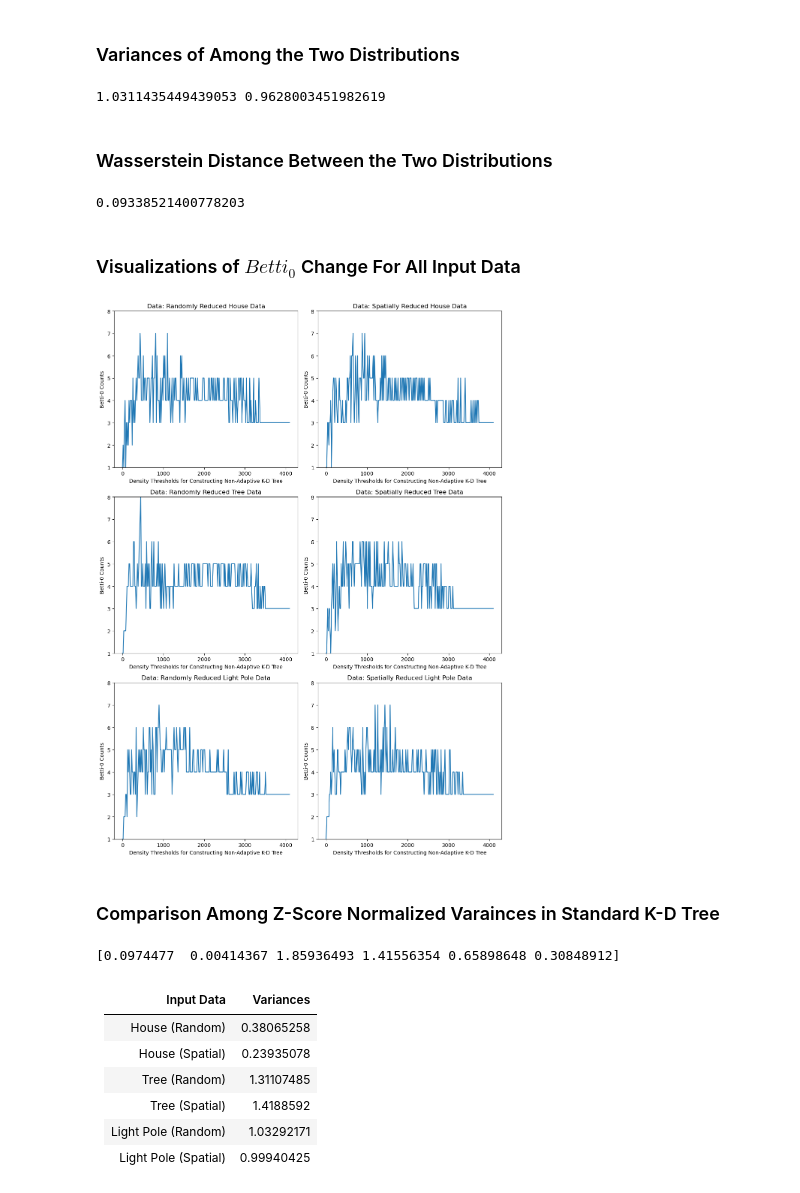
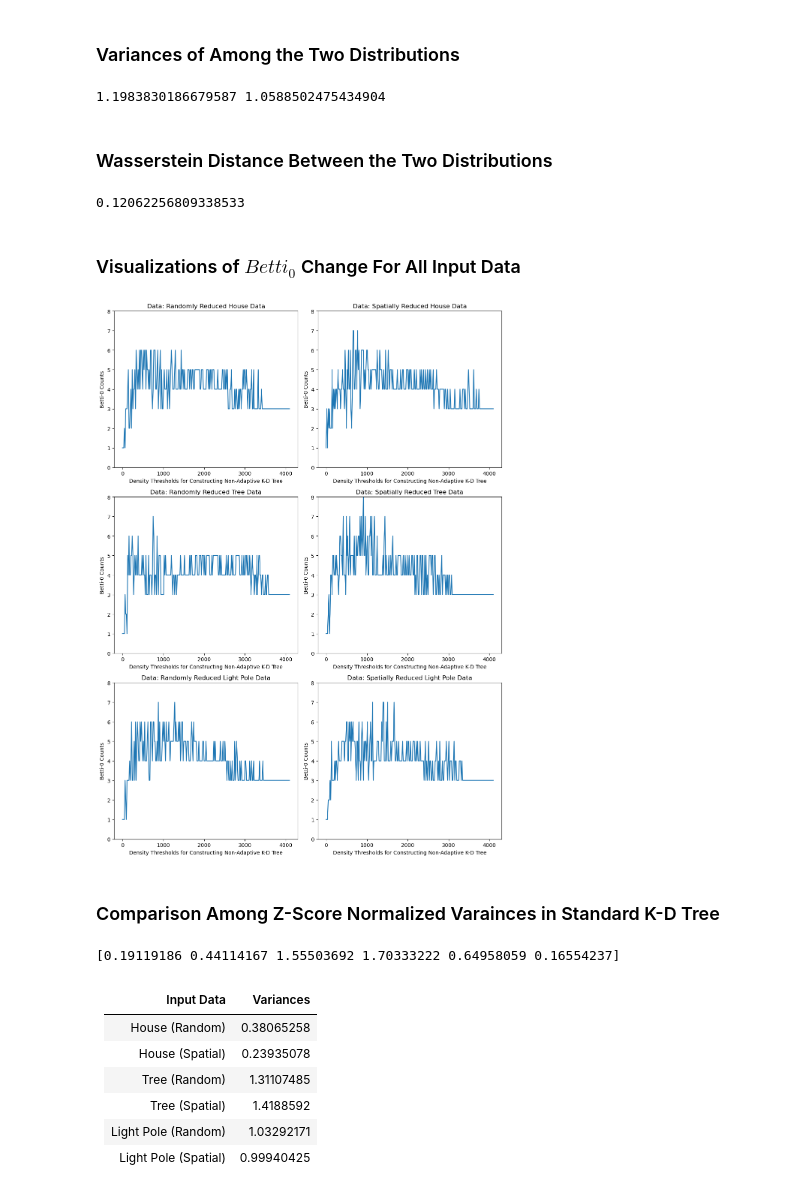
Before and after one commit to ANNIZHENG/Point_Cloud_Data_Structure, a Jupyter notebook: KDTree-Standard-Visual.ipynb, the cells around one changed output. Cells and saved outputs as stored; diff of their text form; code cells hidden in the pictures.

Commit message:
Update more on the three visual codes

```diff
--- a/KDTree-Standard-Visual.ipynb
+++ b/KDTree-Standard-Visual.ipynb
@@ -94,12 +96,13 @@ for density_threshold in density_thresholds:
     house_random_betti_0s.append(betti_0)
 # %%
 # Read the data for House Spatial
+
+node_ids = set()
 
 data_spatial = pd.read_csv('data/House/csv/spatial/house_spatial.csv', sep=',')[['X', 'Y', 'Z']]
 data_spatial = data_spatial[['X', 'Y', 'Z']].values.tolist()
 house_spatial_betti_0s = []
 
-density_threshold = 0
 for density_threshold in density_thresholds:
     initial_source_id = 0 # the root
     initial_depth = 0 # the root is at depth 0
@@ -232,26 +243,28 @@ var_lightpole_spatial = np.var(np.array(lightpole_spatial_betti_0s))
 
 print(var_lightpole_random, var_lightpole_spatial)
 # %% [output]
-1.0311435449439053 0.9628003451982619
+1.1983830186679587 1.0588502475434904
 # %% [markdown]
 ### Wasserstein Distance Between the Two Distributions
 # %%
 was_dis_lightpole = wasserstein_distance(lightpole_random_betti_0s, lightpole_spatial_betti_0s)
 print(was_dis_lightpole)
 # %% [output]
-0.09338521400778203
+0.12062256809338533
 # %% [markdown]
 ### Visualizations of $Betti_0$ Change For All Input Data
 # %%
 # Determine the global min and max y-values
 
-min_val = min([min(house_random_betti_0s), min(house_spatial_betti_0s), \
-           min(tree_random_betti_0s), min(tree_spatial_betti_0s), \
-           min(lightpole_random_betti_0s), min(lightpole_random_betti_0s)])
+# min_val = min([min(house_random_betti_0s), min(house_spatial_betti_0s), \
+#            min(tree_random_betti_0s), min(tree_spatial_betti_0s), \
+#            min(lightpole_random_betti_0s), min(lightpole_random_betti_0s)])
+min_val = 0
 
-max_val = max([max(house_random_betti_0s), max(house_spatial_betti_0s), \
-           max(tree_random_betti_0s), max(tree_spatial_betti_0s), \
-           max(lightpole_random_betti_0s), max(lightpole_random_betti_0s)])
+# max_val = max([max(house_random_betti_0s), max(house_spatial_betti_0s), \
+#            max(tree_random_betti_0s), max(tree_spatial_betti_0s), \
+#            max(lightpole_random_betti_0s), max(lightpole_random_betti_0s)])
+max_val = 8 # this is the max from the KDTree-Adaptive-Visual
 
 # Create plot
 
@@ -275,34 +288,34 @@ axs[0,1].set_title('Data: Spatially Reduced House Data')
 axs[1,0].plot(density_thresholds, tree_random_betti_0s)
 axs[1,0].set_xlabel('Density Thresholds for Constructing Non-Adaptive K-D Tree')
 axs[1,0].set_ylabel('Betti-0 Counts')
 axs[1,0].set_ylim(min_val, max_val)
 axs[1,0].set_title('Data: Randomly Reduced Tree Data')
 
 # Plot for Tree Spatial
 axs[1,1].plot(density_thresholds, tree_spatial_betti_0s)
 axs[1,1].set_xlabel('Density Thresholds for Constructing Non-Adaptive K-D Tree')
 axs[1,1].set_ylabel('Betti-0 Counts')
 axs[1,1].set_ylim(min_val, max_val)
 axs[1,1].set_title('Data: Spatially Reduced Tree Data')
 
 # Plot for Light Pole Random
 axs[2,0].plot(density_thresholds, lightpole_random_betti_0s)
 axs[2,0].set_xlabel('Density Thresholds for Constructing Non-Adaptive K-D Tree')
 axs[2,0].set_ylabel('Betti-0 Counts')
 axs[2,0].set_ylim(min_val, max_val)
 axs[2,0].set_title('Data: Randomly Reduced Light Pole Data')
 
 # Plot for Light Pole Spatial
 axs[2,1].plot(density_thresholds, lightpole_spatial_betti_0s)
 axs[2,1].set_xlabel('Density Thresholds for Constructing Non-Adaptive K-D Tree')
 axs[2,1].set_ylabel('Betti-0 Counts')
 axs[2,1].set_ylim(min_val, max_val)
 axs[2,1].set_title('Data: Spatially Reduced Light Pole Data')
 
 plt.tight_layout()
 plt.show()
 # %% [output]
-[figure, old version]
+[figure, new version]
 # %% [markdown]
 ### Comparison Among Z-Score Normalized Varainces in Standard K-D Tree
 # %%
@@ -313,7 +326,7 @@ var_normal = (var - np.mean(var)) / np.std(var)
 
 print(abs(var_normal))
 # %% [output]
-[0.0974477  0.00414367 1.85936493 1.41556354 0.65898648 0.30848912]
+[0.19119186 0.44114167 1.55503692 1.70333222 0.64958059 0.16554237]
 # %% [markdown]
 | Input Data |Variances|
 | -| - |
```
Also changed, not shown: parts of 10 cells of this notebook, 7 other files.
